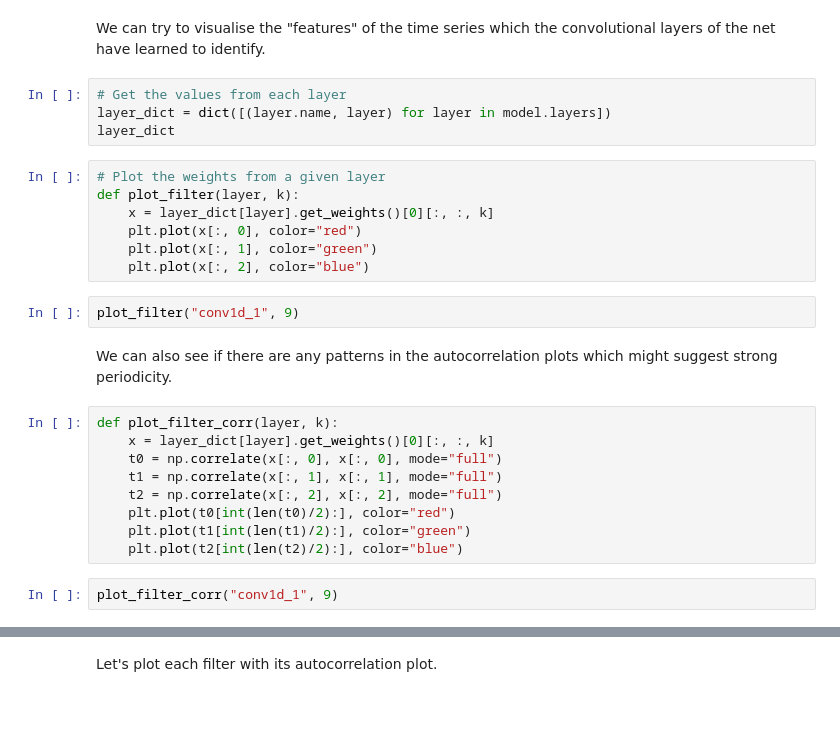
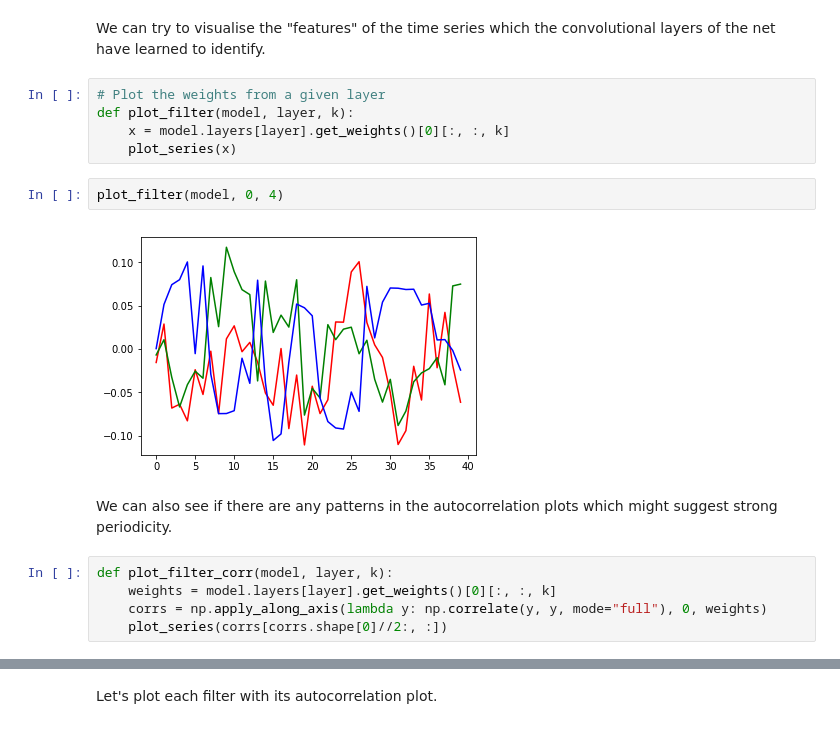
Before and after one commit to owenjonesuob/keras-workshop, a Jupyter notebook: walking.ipynb, the cells around one changed output, grey strips where cells are left out. Saved outputs shown, nothing was run; the diff lists cells and outputs as text.

```diff
--- a/walking.ipynb
+++ b/walking.ipynb
@@ -284,29 +302,19 @@ print(confusion_matrix(np.argmax(y_test, axis=1), y_pred))
 ## Visualising features
 # %% [markdown]
 We can try to visualise the "features" of the time series which the convolutional layers of the net have learned to identify.
-# %%
-# Get the values from each layer
-layer_dict = dict([(layer.name, layer) for layer in model.layers])
-layer_dict
 # %%
 # Plot the weights from a given layer
-def plot_filter(layer, k):
-    x = layer_dict[layer].get_weights()[0][:, :, k]
-    plt.plot(x[:, 0], color="red")
-    plt.plot(x[:, 1], color="green")
-    plt.plot(x[:, 2], color="blue")
+def plot_filter(model, layer, k):
+    x = model.layers[layer].get_weights()[0][:, :, k]
+    plot_series(x)
-# %%
-plot_filter("conv1d_1", 9)
+# %%
+plot_filter(model, 0, 4)
+# %% [output]
+[figure, added]
 # %% [markdown]
 We can also see if there are any patterns in the autocorrelation plots which might suggest strong periodicity.
-# %%
-def plot_filter_corr(layer, k):
-    x = layer_dict[layer].get_weights()[0][:, :, k]
-    t0 = np.correlate(x[:, 0], x[:, 0], mode="full")
-    t1 = np.correlate(x[:, 1], x[:, 1], mode="full")
-    t2 = np.correlate(x[:, 2], x[:, 2], mode="full")
-    plt.plot(t0[int(len(t0)/2):], color="red")
-    plt.plot(t1[int(len(t1)/2):], color="green")
-    plt.plot(t2[int(len(t2)/2):], color="blue")
-# %%
-plot_filter_corr("conv1d_1", 9)
+# %%
+def plot_filter_corr(model, layer, k):
+    weights = model.layers[layer].get_weights()[0][:, :, k]
+    corrs = np.apply_along_axis(lambda y: np.correlate(y, y, mode="full"), 0, weights)
+    plot_series(corrs[corrs.shape[0]//2:, :])
```
Also changed, not shown: parts of 12 cells of this notebook, 1 other file.
